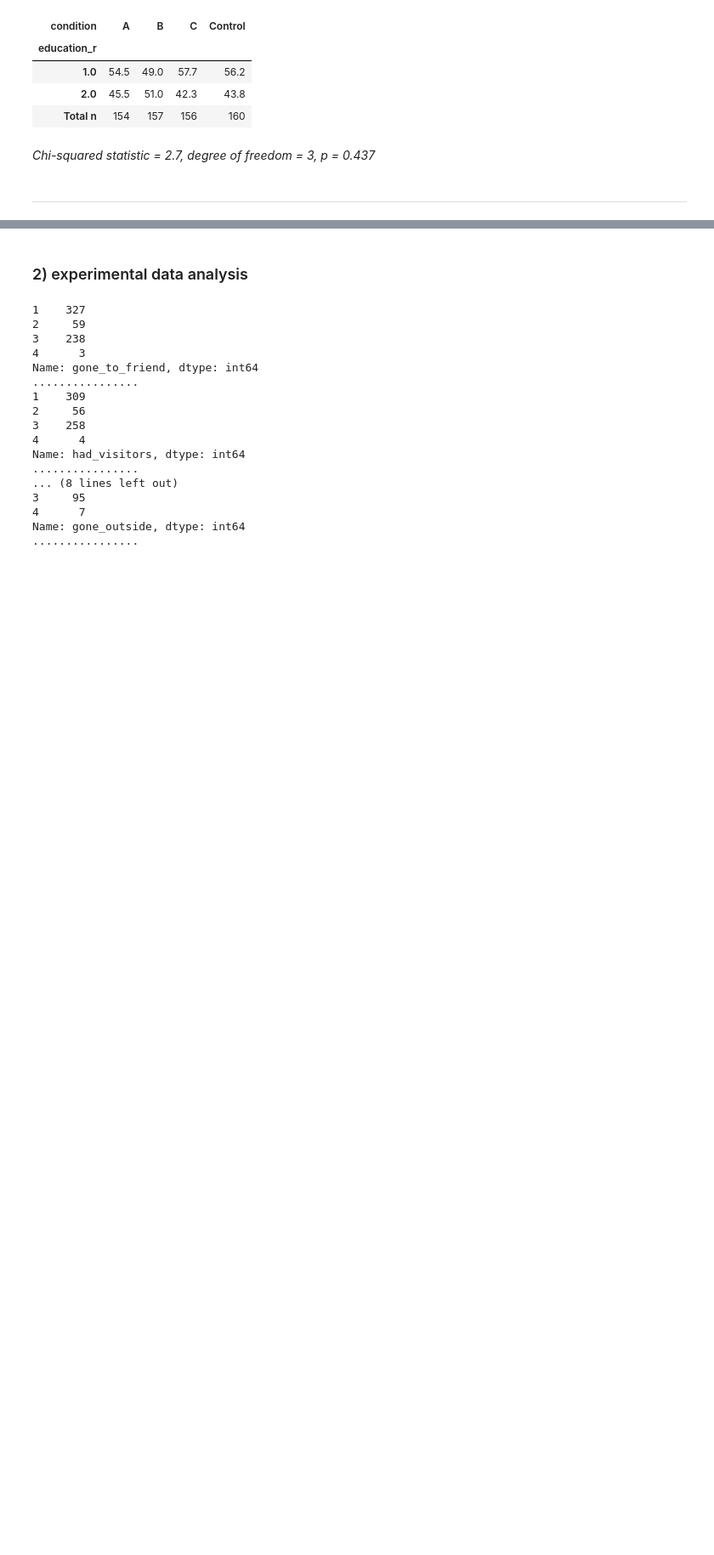
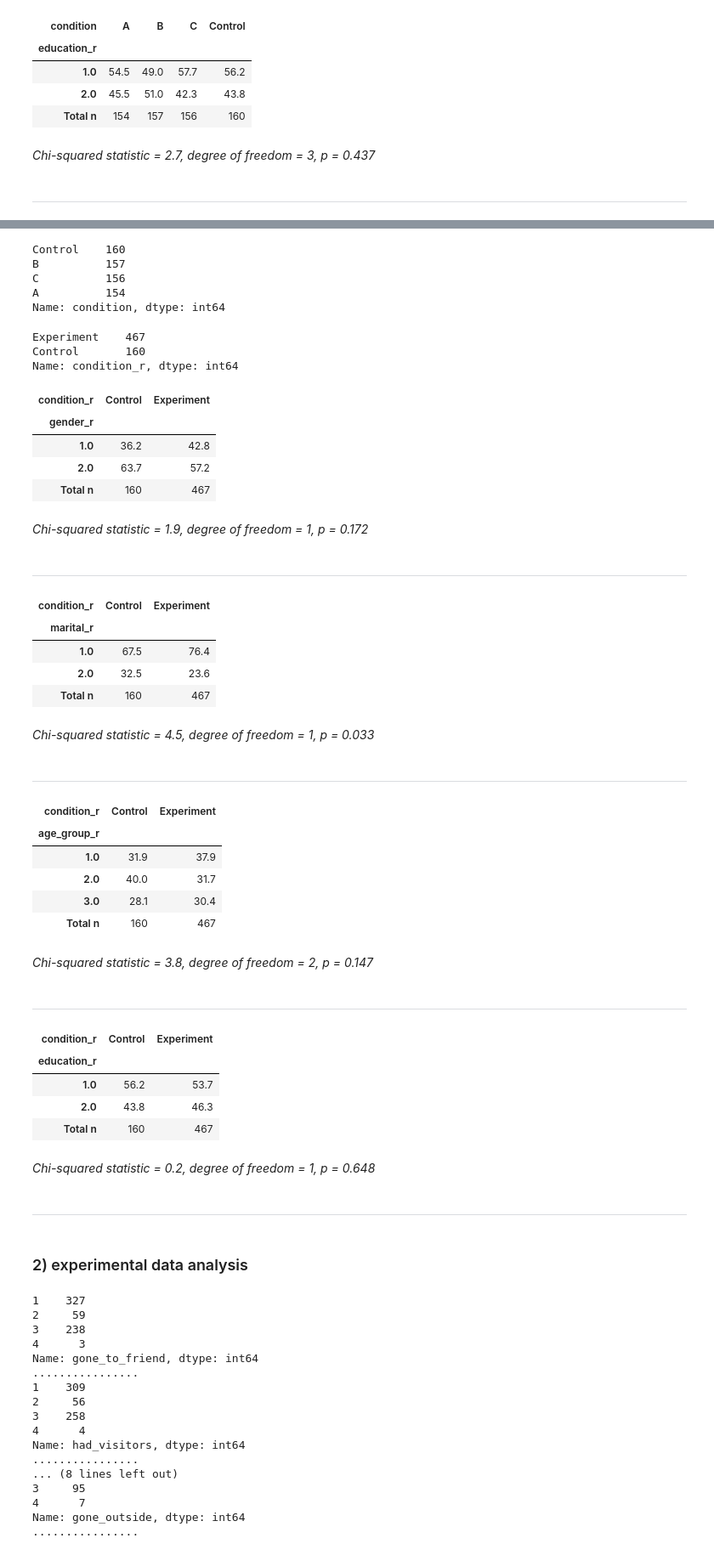
Before and after one commit to rosalynnyang/fb_uas_study, a Jupyter notebook: report/9.3_STL_extension_data.ipynb, the cells around one changed output, grey strips where cells are left out. Shown: that part at 85% size. Cells and saved outputs as stored; diff of their text form; code cells hidden in the pictures; blank space fills up the shorter version.

Commit message:
added in control vs. experimental conditions combined for analysis task 1

```diff
--- a/report/9.3_STL_extension_data.ipynb
+++ b/report/9.3_STL_extension_data.ipynb
@@ -133,3 +135,56 @@ for col in democols_r:
+# %%
+ext_df['condition'].value_counts()
+# %% [output]
+Control    160
+B          157
+C          156
+A          154
+Name: condition, dtype: int64
+# %%
+ext_df['condition_r'] = np.nan
+ext_df.loc[ext_df['condition']=='Control', ['condition_r']] = 'Control'
+ext_df.loc[ext_df['condition']=='A', ['condition_r']] = 'Experiment'
+ext_df.loc[ext_df['condition']=='B', ['condition_r']] = 'Experiment'
+ext_df.loc[ext_df['condition']=='C', ['condition_r']] = 'Experiment'
+# %%
+ext_df['condition_r'].value_counts()
+# %% [output]
+Experiment    467
+Control       160
+Name: condition_r, dtype: int64
+# %%
+for col in democols_r:
+    util.crosstab_chisq(col, 'condition_r', ext_df, chisqtest=True)
+# %% [output]
+| condition_r | Control | Experiment |
+| gender_r |  |  |
+| 1.0 | 36.2 | 42.8 |
+| 2.0 | 63.7 | 57.2 |
+| Total n | 160 | 467 |
+*Chi-squared statistic = 1.9, degree of freedom = 1, p = 0.172*
+-----
+| condition_r | Control | Experiment |
+| marital_r |  |  |
+| 1.0 | 67.5 | 76.4 |
+| 2.0 | 32.5 | 23.6 |
+| Total n | 160 | 467 |
+*Chi-squared statistic = 4.5, degree of freedom = 1, p = 0.033*
+-----
+| condition_r | Control | Experiment |
+| age_group_r |  |  |
+| 1.0 | 31.9 | 37.9 |
+| 2.0 | 40.0 | 31.7 |
+| 3.0 | 28.1 | 30.4 |
+| Total n | 160 | 467 |
+*Chi-squared statistic = 3.8, degree of freedom = 2, p = 0.147*
+-----
+| condition_r | Control | Experiment |
+| education_r |  |  |
+| 1.0 | 56.2 | 53.7 |
+| 2.0 | 43.8 | 46.3 |
+| Total n | 160 | 467 |
+*Chi-squared statistic = 0.2, degree of freedom = 1, p = 0.648*
+-----
 # %% [markdown]
 ### 2) experimental data analysis
 # %%
```
Also changed, not shown: parts of 1 cell of this notebook.
